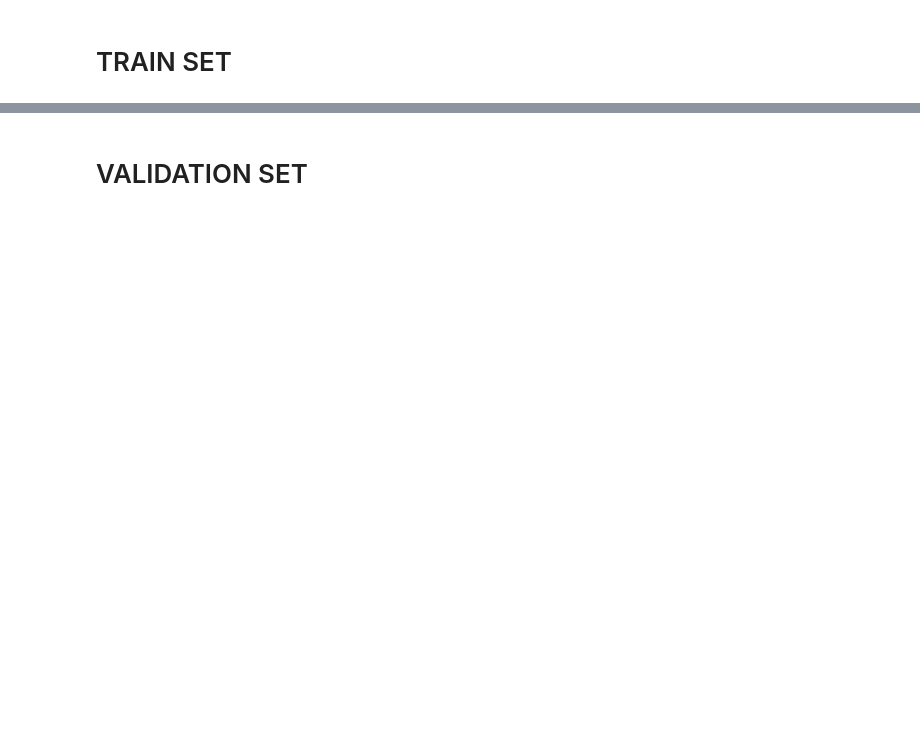
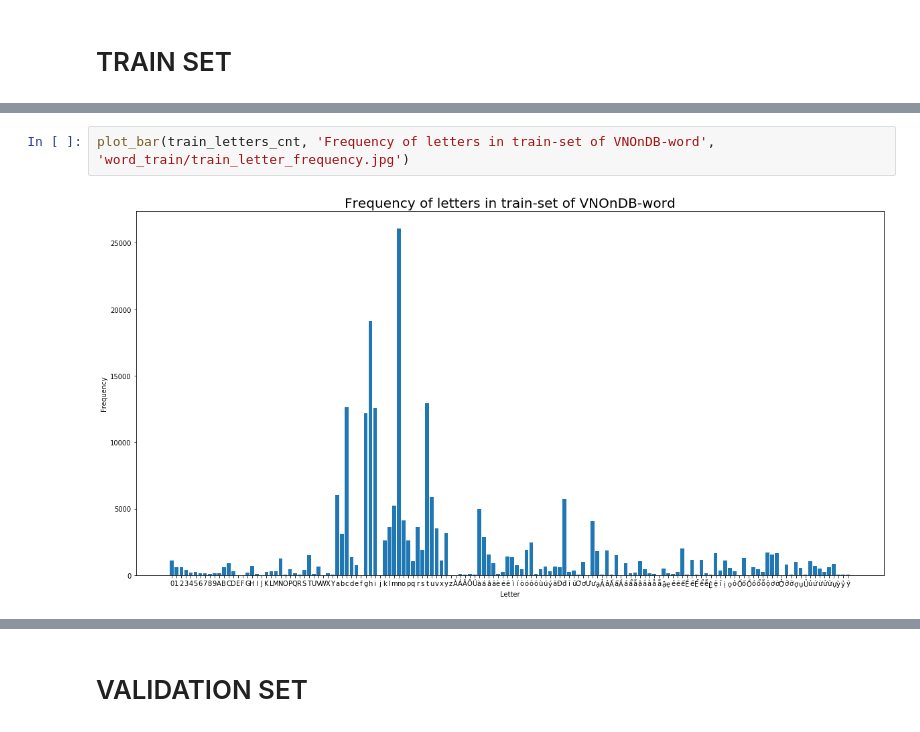
Before and after one commit to VinhLoiIT/vietnamese-htr, a Jupyter notebook: stat/Statistic.ipynb, the cells around one changed output, grey strips where cells are left out. Drawn from its saved outputs; the diff is of its cells as text; blank space fills up the shorter version.

```diff
--- a/stat/Statistic.ipynb
+++ b/stat/Statistic.ipynb
@@ -58,0 +74,4 @@ fig.savefig('word_train/train_letter_frequency.jpg', dpi=300)
+# %%
+plot_bar(train_letters_cnt, 'Frequency of letters in train-set of VNOnDB-word', 'word_train/train_letter_frequency.jpg')
+# %% [output]
+[figure, added]
```
Also changed, not shown: parts of 31 cells of this notebook, 16 other files.
